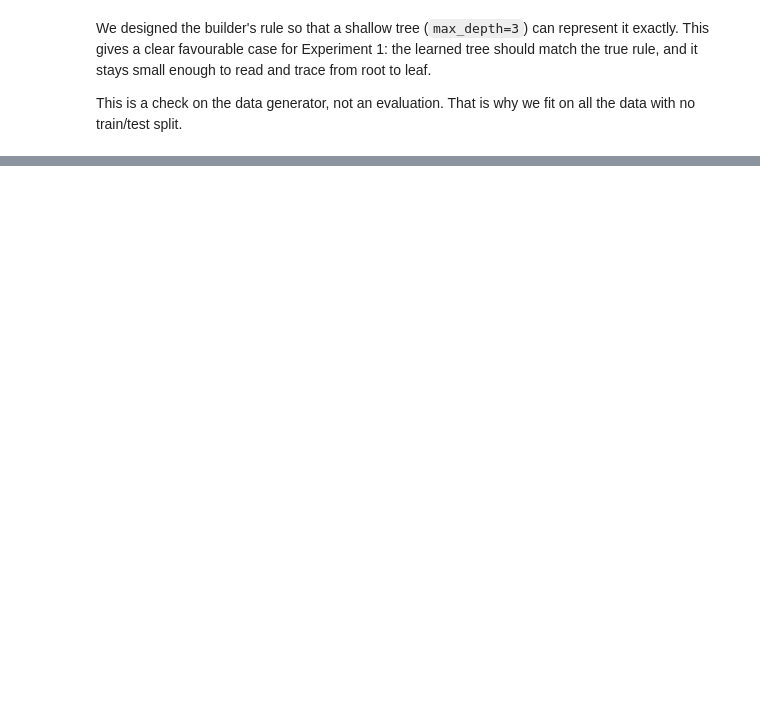
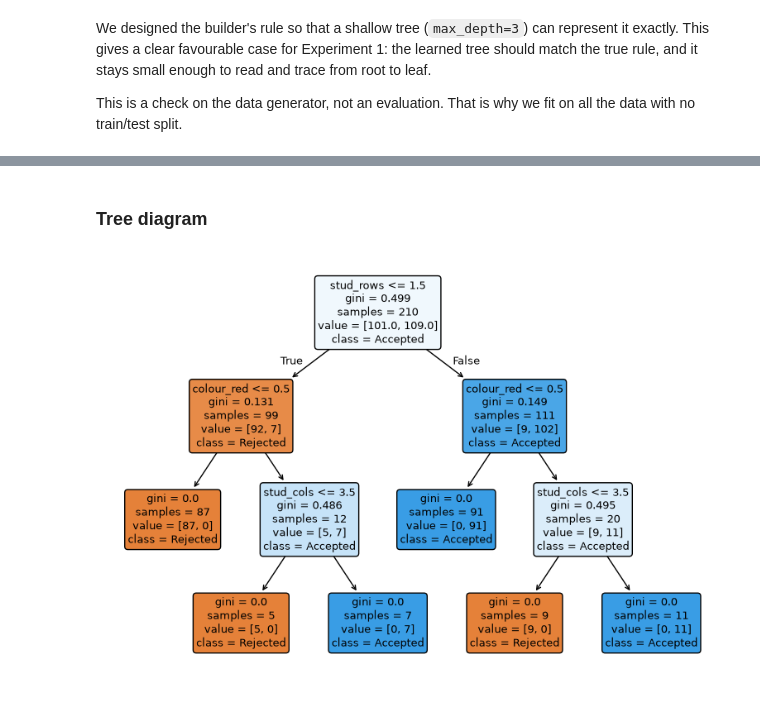
Before and after one commit to migasantunes/decision-trees-lego, a Jupyter notebook: notebooks/dev_a.ipynb, the cells around one changed output, grey strips where cells are left out. Drawn from its saved outputs; the diff is of its cells as text; code cells hidden in the pictures; blank space fills up the shorter version.

```diff
--- a/notebooks/dev_a.ipynb
+++ b/notebooks/dev_a.ipynb
@@ -94,0 +123,7 @@ Depth-3 tree recovers the rule with all three features
+# %% [markdown]
+### Tree diagram
+# %%
+plots.plot_tree(tree, enc)
+plt.show()
+# %% [output]
+[figure, added]
```
Also changed, not shown: parts of 15 cells of this notebook, 1 other file.
